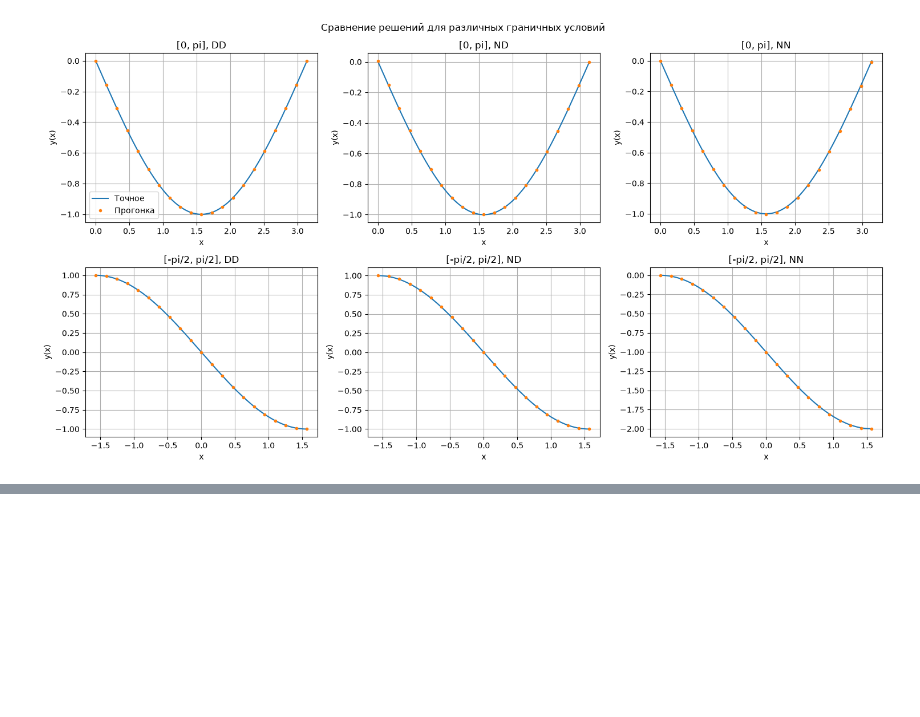
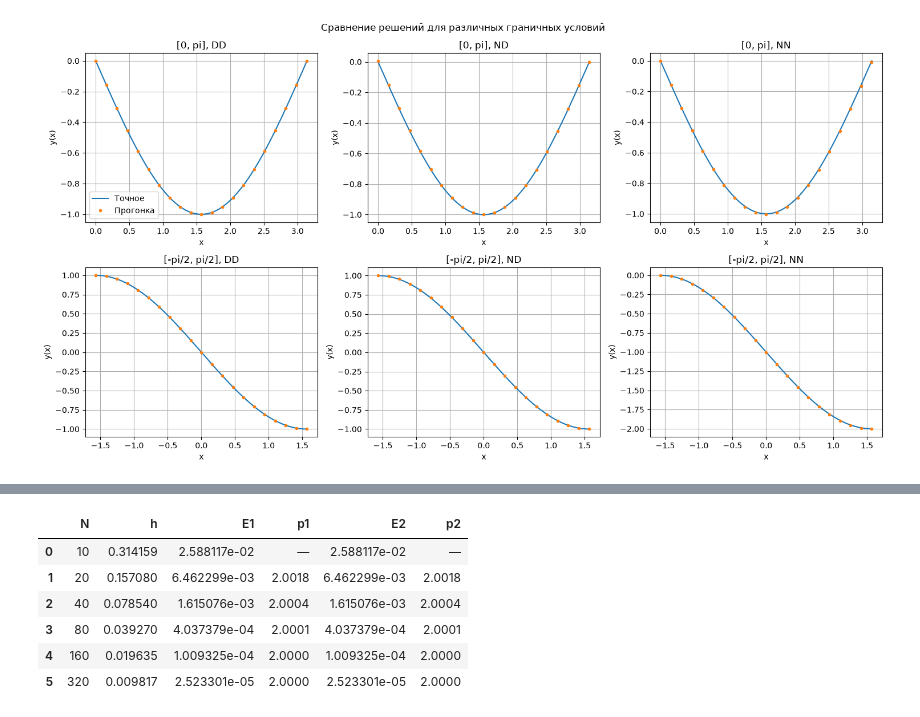
Before and after one commit to Japanese-CyberGirl/Computational-methods-3, a Jupyter notebook: lab_2.ipynb, the cells around one changed output, grey strips where cells are left out. Drawn from its saved outputs; the diff is of its cells as text; code cells hidden in the pictures; blank space fills up the shorter version.

```diff
--- a/lab_2.ipynb
+++ b/lab_2.ipynb
@@ -606,0 +698,80 @@ plt.show()
+# %%
+
+N_test = [10, 20, 40, 80, 160, 320]
+
+cases = [
+    ("[0, pi]", 0, np.pi, -1, 0),
+    ("[-pi/2, pi/2]", -np.pi/2, np.pi/2, 0, -1)
+]
+
+results = []
+
+for interval, left, right, A_case, B_case in cases:
+
+    for n in N_test:
+        # граничная формула первого порядка
+        x, u1 = solve_ND_first_order(
+            left, right, n, A_case, B_case
+        )
+
+        # граничная формула второго порядка
+        _, u2 = solve_case(
+            left, right, n, A_case, B_case, "ND"
+        )
+
+        # аналитическое решение
+        y = exact_solution(
+            x, left, right, A_case, B_case, "ND"
+        )
+
+        E1 = np.max(np.abs(u1 - y))
+        E2 = np.max(np.abs(u2 - y))
+
+        results.append({
+            "Отрезок": interval,
+            "N": n,
+            "h": (right - left) / n,
+            "E1": E1,
+            "E2": E2
+        })
+
+results_df = pd.DataFrame(results)
+
+# экспериментальные порядки сходимости
+results_df["p1"] = np.nan
+results_df["p2"] = np.nan
+
+for interval, _, _, _, _ in cases:
+    indices = results_df.index[
+        results_df["Отрезок"] == interval
+    ].to_list()
+
+    for j in range(1, len(indices)):
+        prev = indices[j-1]
+        curr = indices[j]
+
+        results_df.loc[curr, "p1"] = np.log2(
+            results_df.loc[prev, "E1"] /
+            results_df.loc[curr, "E1"]
+        )
+
+        results_df.loc[curr, "p2"] = np.log2(
+            results_df.loc[prev, "E2"] /
+            results_df.loc[curr, "E2"]
+        )
+
+for interval, _, _, _, _ in cases:
+    print(f"\nОтрезок {interval}")
+
+    table = results_df[
+        results_df["Отрезок"] == interval
+    ][["N", "h", "E1", "p1", "E2", "p2"]]
+
+    display(table.style.format({
+        "h": "{:.6f}",
+        "E1": "{:.6e}",
+        "E2": "{:.6e}",
+        "p1": "{:.4f}",
+        "p2": "{:.4f}"
+    }, na_rep="—"))
+# %% [output]
@@ -606,0 +779,7 @@ plt.show()
+|  | N | h | E1 | p1 | E2 | p2 |
+| 0 | 10 | 0.314159 | 2.588117e-02 | — | 2.588117e-02 | — |
+| 1 | 20 | 0.157080 | 6.462299e-03 | 2.0018 | 6.462299e-03 | 2.0018 |
+| 2 | 40 | 0.078540 | 1.615076e-03 | 2.0004 | 1.615076e-03 | 2.0004 |
+| 3 | 80 | 0.039270 | 4.037379e-04 | 2.0001 | 4.037379e-04 | 2.0001 |
+| 4 | 160 | 0.019635 | 1.009325e-04 | 2.0000 | 1.009325e-04 | 2.0000 |
+| 5 | 320 | 0.009817 | 2.523301e-05 | 2.0000 | 2.523301e-05 | 2.0000 |
```
Also changed, not shown: parts of 6 cells of this notebook, 4 other files.
